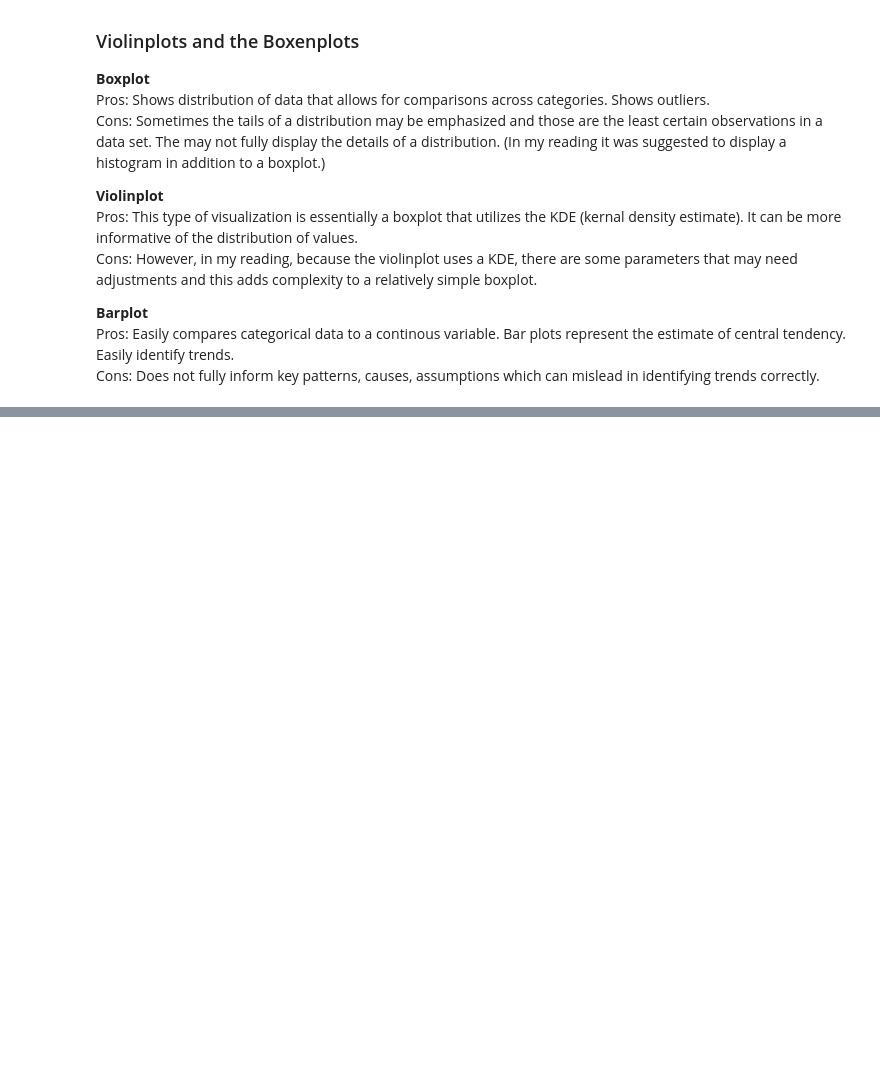
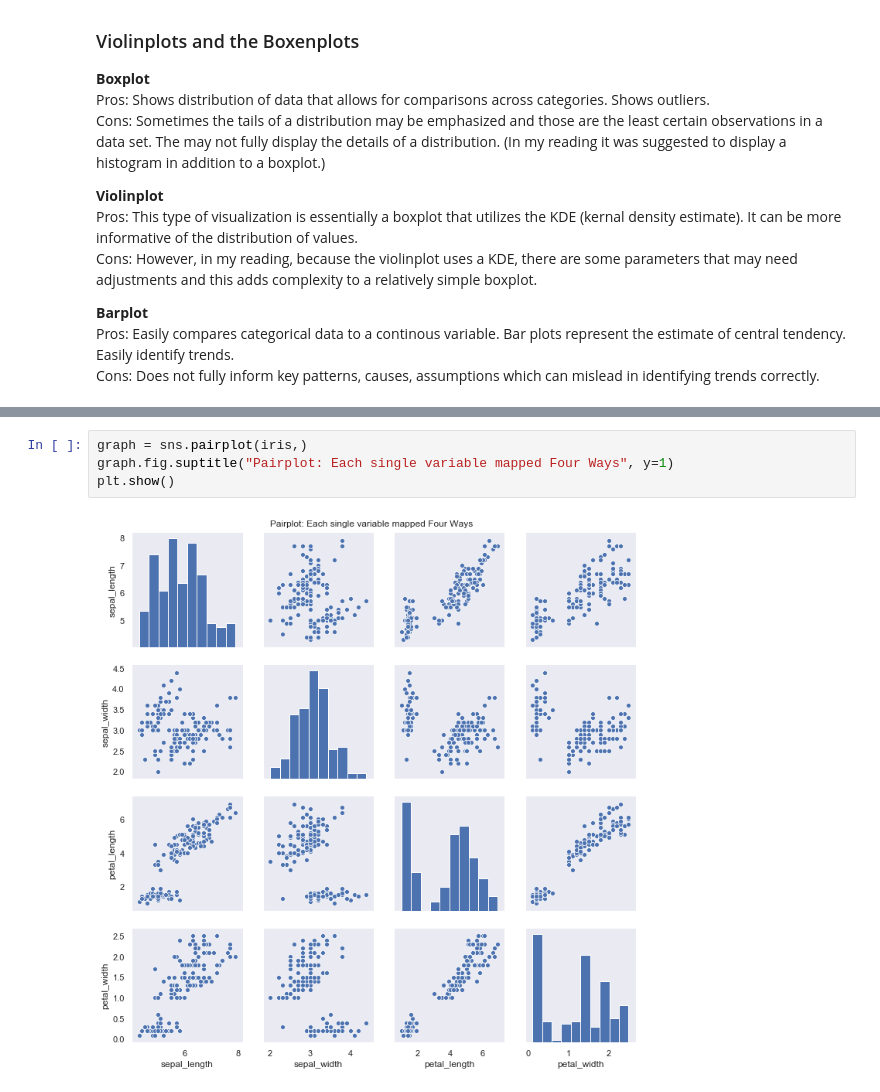
Before and after one commit to sgdjones/thinkful_drills, a Jupyter notebook: Drill_SeabornPresentDataMultipleWays.ipynb, the cells around one changed output, grey strips where cells are left out. Drawn from its saved outputs; the diff is of its cells as text; blank space fills up the shorter version.

```diff
--- a/Drill_SeabornPresentDataMultipleWays.ipynb
+++ b/Drill_SeabornPresentDataMultipleWays.ipynb
@@ -159,0 +182,6 @@ sns.kdeplot(versicolor.petal_length, versicolor.petal_width, cmap="Reds", Shade=
+# %%
+graph = sns.pairplot(iris,)
+graph.fig.suptitle("Pairplot: Each single variable mapped Four Ways", y=1)
+plt.show()
+# %% [output]
+[figure, added]
```
Also changed, not shown: parts of 7 cells of this notebook.
